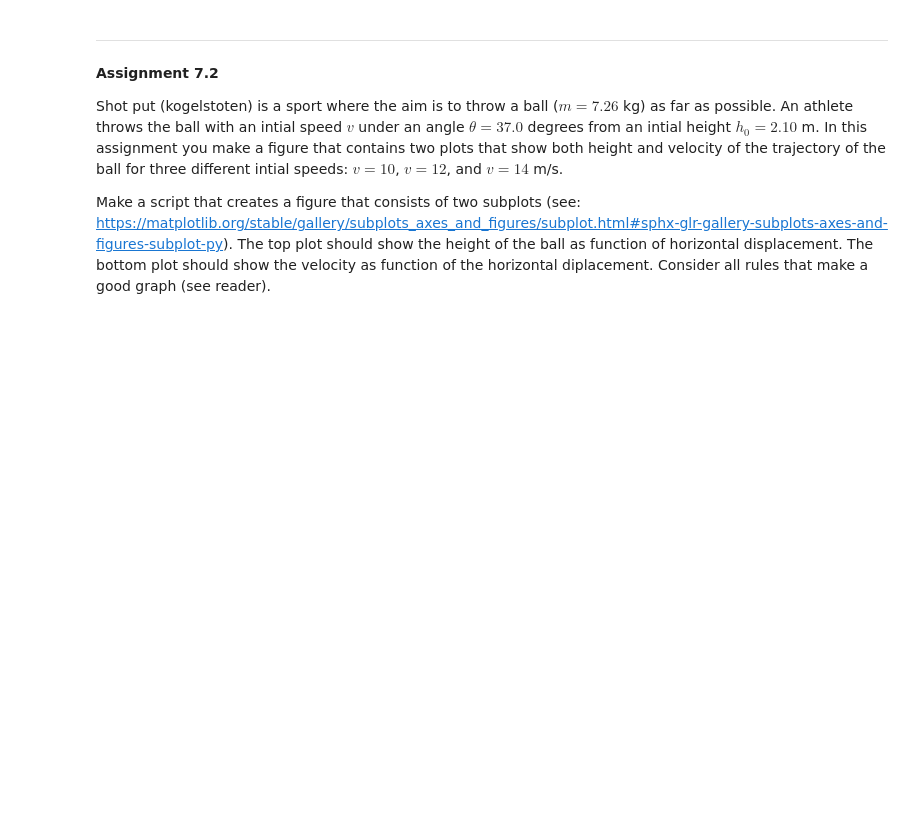
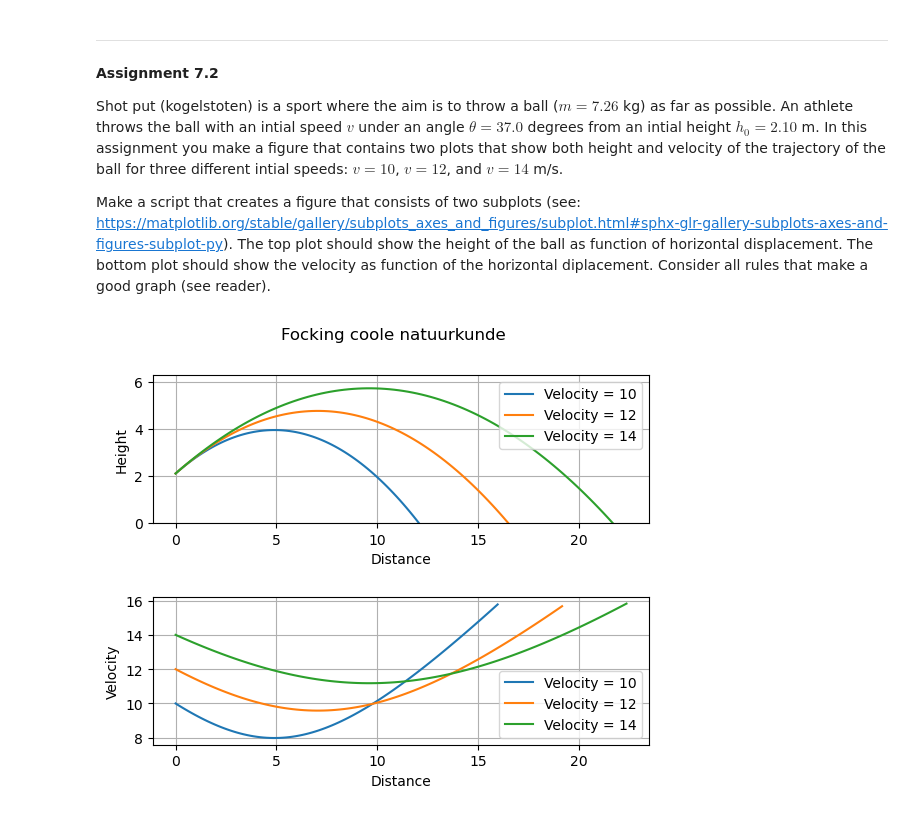
Before and after one commit to GitAkash/PnD, a Jupyter notebook: Week 3/notebook7_graphs.ipynb, the cells around one changed output. Cells and saved outputs as stored; diff of their text form; code cells hidden in the pictures; blank space fills up the shorter version.

```diff
--- a/Week 3/notebook7_graphs.ipynb
+++ b/Week 3/notebook7_graphs.ipynb
@@ -57,3 +57,48 @@ Shot put (kogelstoten) is a sport where the aim is to throw a ball ($m=7.26$ kg)
 Make a script that creates a figure that consists of two subplots (see: https://matplotlib.org/stable/gallery/subplots_axes_and_figures/subplot.html#sphx-glr-gallery-subplots-axes-and-figures-subplot-py). The top plot should show the height of the ball as function of horizontal displacement. The bottom plot should show the velocity as function of the horizontal diplacement. Consider all rules that make a good graph (see reader).
 # %%
 # =============== YOUR CODE GOES HERE =================
+import numpy as np
+import matplotlib.pyplot as plt
+
+mass = 7.26
+angle = 37.0
+initial_height = 2.10
+f_gravity = 9.81
+initial_velocity = np.array([10,12,14])
+time = np.linspace(0,2,100)
+fig, (ax1, ax2) = plt.subplots(2, 1)
+
+
+for i_initial_velocity in initial_velocity:
+    vx_ball = np.cos(np.radians(angle))*i_initial_velocity
+    vy_ball = np.sin(np.radians(angle))*i_initial_velocity
+
+    ax_ball = 0
+    ay_ball = -f_gravity
+
+    rx_ball = 0
+    ry_ball = initial_height
+
+    v_ball = np.sqrt ((vy_ball+ay_ball*time)**2 + vx_ball**2)
+    y_ball = 0.5*ay_ball*np.power(time, 2) + vy_ball*time + ry_ball #positie = positie + vt + 1/2at^2
+    x_ball = 0.5*ax_ball*np.power(time, 2) + vx_ball*time + rx_ball
+
+    ax1.plot(x_ball, y_ball, label=f"Velocity = {i_initial_velocity}")
+    ax1.set_ylabel('Height')
+    ax1.set_xlabel('Distance')
+    ax1.grid()
+    ax1.legend()
+
+    ax2.plot(x_ball, v_ball, label=f"Velocity = {i_initial_velocity}")
+    ax2.set_xlabel('Distance')
+    ax2.set_ylabel('Velocity')
+    ax2.grid()
+    ax2.legend()
+
+
+plt.subplots_adjust(hspace = 0.5)
+fig.suptitle('Focking coole natuurkunde')
+ax1.set_ylim(0)
+plt.show()
+# %% [output]
+[figure, added]
```
Also changed, not shown: 1 other file.
